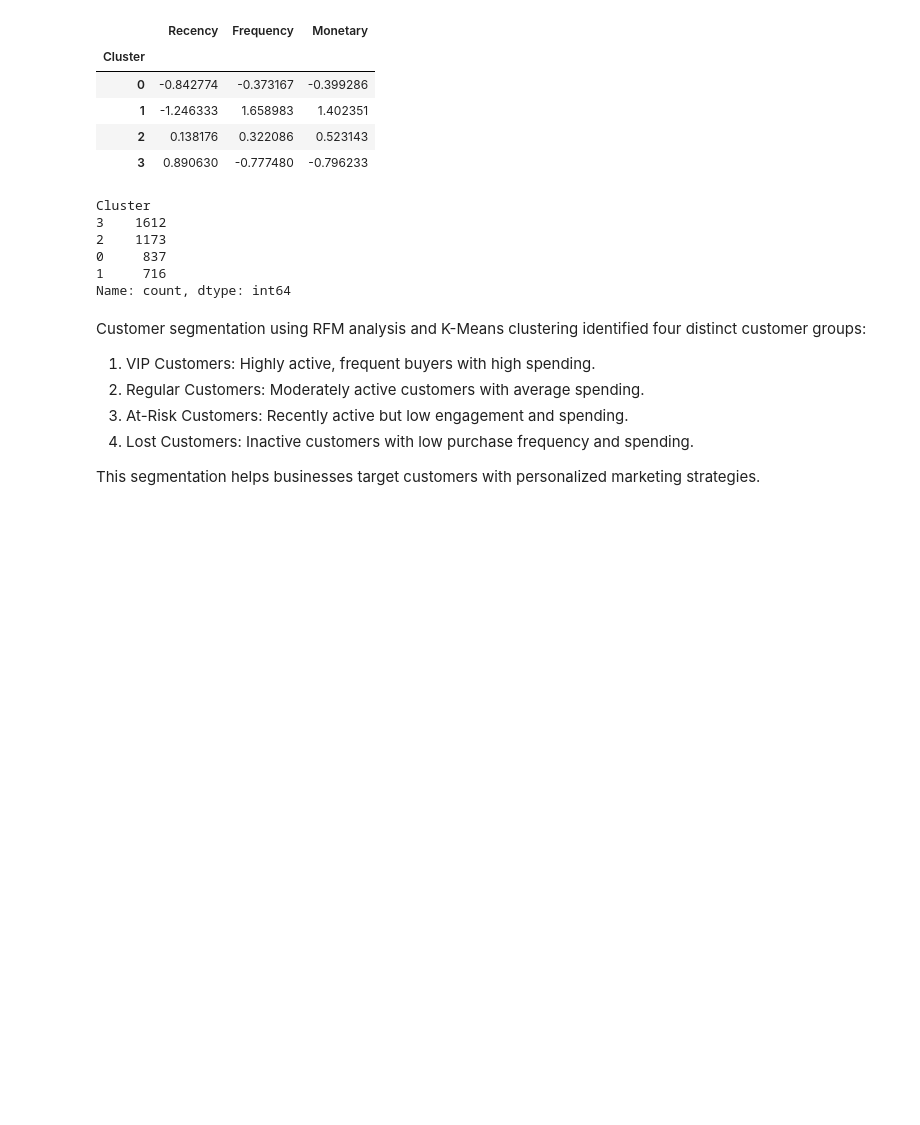
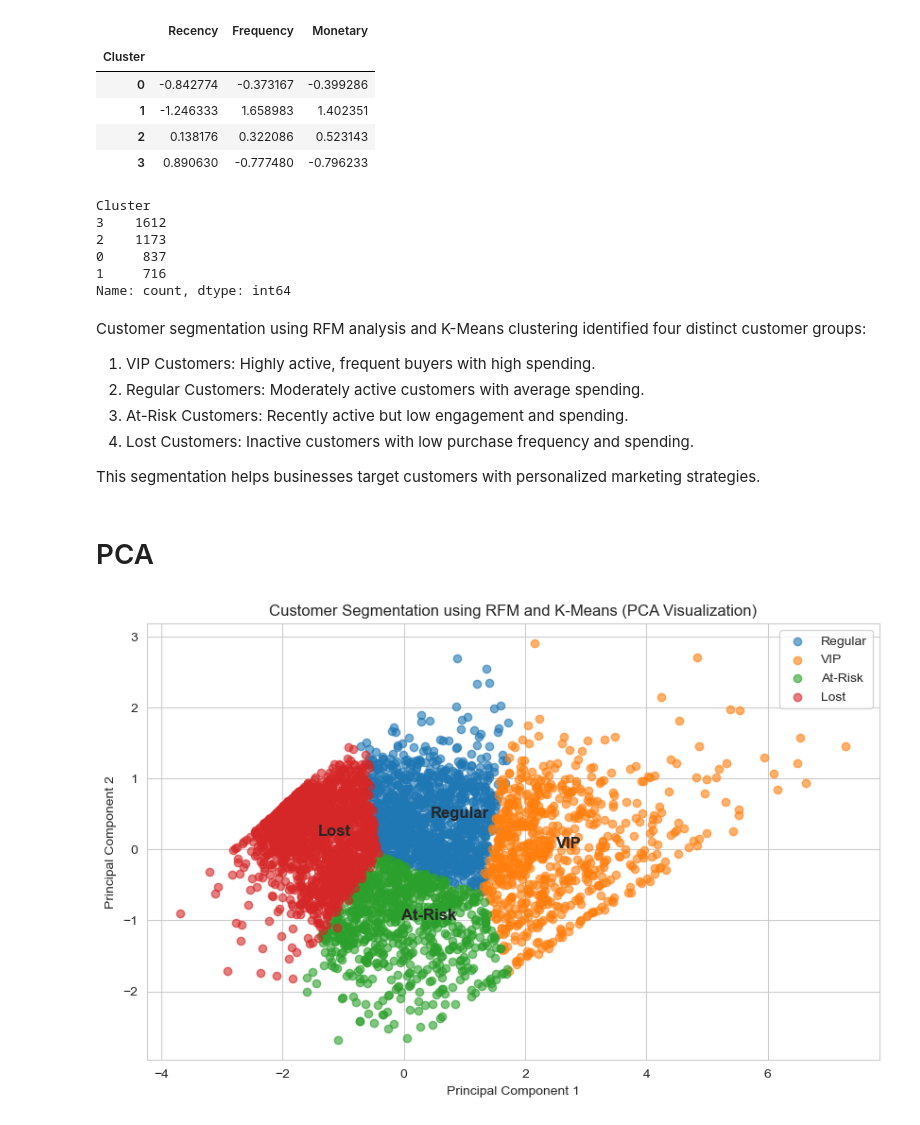
Before and after one commit to growithanand/customer-behavior-segmentation, a Jupyter notebook: notebooks/customer_segmentation.ipynb, the cells around one changed output. Drawn from its saved outputs; the diff is of its cells as text; code cells hidden in the pictures; blank space fills up the shorter version.

Commit message:
Finalized customer segmentation project with RFM analysis, KMeans clustering, PCA visualization, and README.md

```diff
--- a/notebooks/customer_segmentation.ipynb
+++ b/notebooks/customer_segmentation.ipynb
@@ -277,3 +277,5 @@ Customer segmentation using RFM analysis and K-Means clustering identified four
 4. Lost Customers: Inactive customers with low purchase frequency and spending.
 
 This segmentation helps businesses target customers with personalized marketing strategies.
+# %% [markdown]
+# PCA
@@ -279,0 +284,54 @@ This segmentation helps businesses target customers with personalized marketing
+# %%
+from sklearn.decomposition import PCA
+
+# Use only the feature columns for PCA
+rfm_features = rfm_scaled[['Recency', 'Frequency', 'Monetary']]
+
+pca = PCA(n_components=2)
+rfm_pca_array = pca.fit_transform(rfm_features)
+
+rfm_pca = pd.DataFrame(
+    rfm_pca_array,
+    columns=['PC1', 'PC2'],
+    index=rfm_scaled.index
+)
+
+# Add cluster labels only after PCA
+rfm_pca['Cluster'] = rfm_scaled['Cluster']
+# %%
+plt.figure(figsize=(10,6))
+
+cluster_names = {
+    0: "At-Risk",
+    1: "VIP",
+    2: "Regular",
+    3: "Lost"
+}
+
+for cluster in rfm_pca['Cluster'].unique():
+    subset = rfm_pca[rfm_pca['Cluster'] == cluster]
+
+    plt.scatter(
+        subset['PC1'],
+        subset['PC2'],
+        label=cluster_names[cluster],
+        alpha=0.6
+    )
+
+    # Add annotation at cluster center
+    plt.text(
+        subset['PC1'].mean(),
+        subset['PC2'].mean(),
+        cluster_names[cluster],
+        fontsize=12,
+        weight='bold'
+    )
+
+plt.xlabel("Principal Component 1")
+plt.ylabel("Principal Component 2")
+plt.title("Customer Segmentation using RFM and K-Means (PCA Visualization)")
+plt.legend()
+plt.grid(True)
+plt.show()
+# %% [output]
+[figure, added]
```
Also changed, not shown: parts of 2 cells of this notebook, 3 other files.
